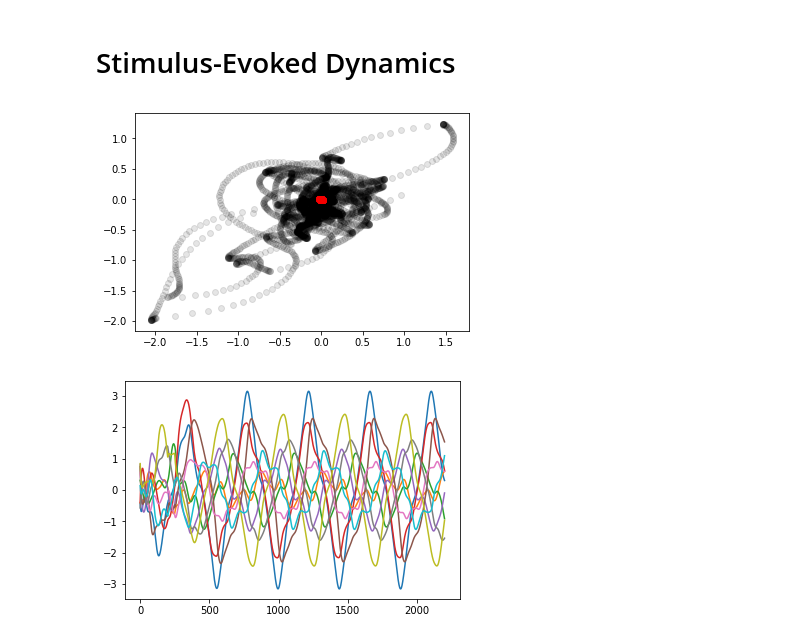
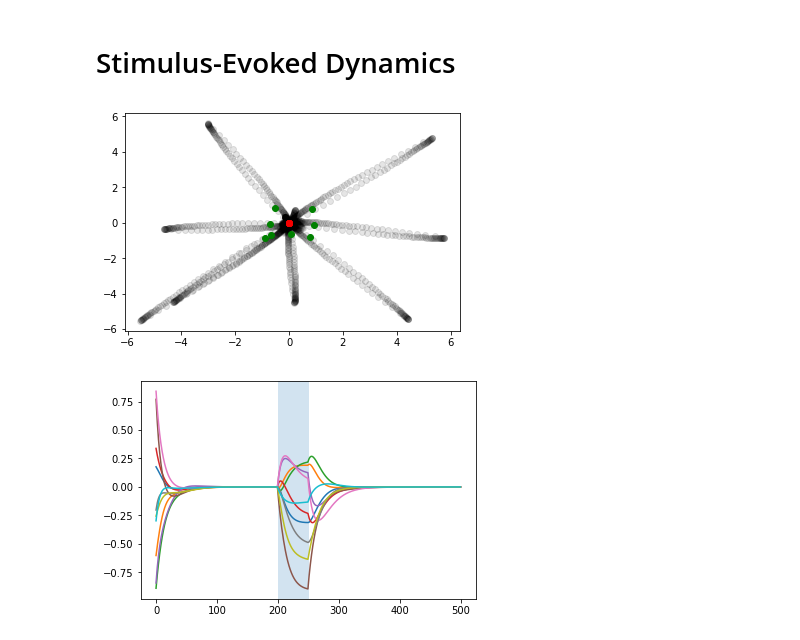
Before and after one commit to kochalka/rnn_encoding, a Jupyter notebook: RNN encoding.ipynb, the cells around one changed output. Saved outputs shown, nothing was run; the diff lists cells and outputs as text; code cells hidden in the pictures.

Commit message:
Updates: (1) optional truncated BPTT, (2) include init_steps in training

```diff
--- a/RNN encoding.ipynb
+++ b/RNN encoding.ipynb
@@ -34,30 +34,23 @@ def batch_var_penalty(hiddens):
 def l2_penalty(w):
     return torch.sqrt(torch.pow(w,2).mean())
 
-def get_batch(input_size, xmin, xmax, batch_size, n_steps):
-    x0 = np.random.uniform(xmin, xmax, size=(batch_size, input_size))
-    inputs = Variable(torch.zeros(batch_size, n_steps, input_size))
-    targets = inputs.clone()
-    inputs[:,0,:] = torch.from_numpy(x0)
-    targets[...] = torch.from_numpy(x0).unsqueeze(1) # to get expansion over time
-    return inputs, targets
+# def get_batch(input_size, xmin, xmax, batch_size, n_steps):
+#     x0 = np.random.uniform(xmin, xmax, size=(batch_size, input_size))
+#     inputs = Variable(torch.zeros(batch_size, n_steps, input_size))
+#     targets = inputs.clone()
+#     inputs[:,0,:] = torch.from_numpy(x0)
+#     targets[...] = torch.from_numpy(x0).unsqueeze(1) # to get expansion over time
+#     return inputs, targets
 
 
-def get_batch(input_size, xmin, xmax, batch_size, n_steps, pulse_width = 1):
+def get_batch(input_size, xmin, xmax, batch_size, n_steps, init_steps, pulse_width = 1):
     x0 = np.random.uniform(xmin, xmax, size=(batch_size, input_size))
-    inputs = Variable(torch.zeros(batch_size, n_steps, input_size))
+    inputs = Variable(torch.zeros(batch_size, n_steps + init_steps, input_size))
     targets = inputs.clone()
-    inputs[:,:pulse_width,:] = torch.from_numpy(x0).unsqueeze(1)
+    inputs[:,init_steps:init_steps+pulse_width,:] = torch.from_numpy(x0).unsqueeze(1)
     #CHECKME JK!
-    targets[...] = torch.from_numpy(x0).unsqueeze(1) # to get expansion over time
+    targets[:,init_steps:,:] = torch.from_numpy(x0).unsqueeze(1) # to get expansion over time
     return inputs, targets
-
-#     x0 = np.random.uniform(xmin, xmax, size=(batch_size, input_size))
-#     inputs = Variable(torch.zeros(batch_size, init_steps+n_steps, input_size))
-#     targets = inputs.clone()
-#     inputs[:,init_steps,:] = torch.from_numpy(x0)
-#     targets[:,init_steps:,:] = torch.from_numpy(x0).unsqueeze(1) # to get expansion over time
-#     return inputs, targets
 # %% [markdown]
 # (hyper)parameters
 # %%
@@ -76,10 +69,10 @@ n_epochs = 8000
 init_steps = int(20*tau/dt) # initialize randomly and run for 20 tau before injecting input
 pulse_width = int(5*tau/dt)
 
-#NOTUSED bptt_steps = 5
+tbptt_steps = None # 5
 batch_size = 64
 #NOTUSED penalize_fixed = True
-eta = 0.001
+eta = 5e-5
 #lam = 0.001
 
 # Model Architecture
@@ -95,6 +88,6 @@ _=plt.plot(np.arange(n_steps), *bar[0].numpy().T) #, *batch_targets[0][1].numpy(
 # %%
-model = RateUnitNetwork(input_size, hidden_size, input_size, dt)
-model.init_h2h(prob_conn, g)
+model = RateUnitNetwork(input_size, hidden_size, input_size, dt, include_bias = False)
+#model.init_chaos(prob_conn, g)
 #model.h2h.weight.register_hook(lambda x: print(torch.norm( (x / model.h2h.weight)[h2h_mask])))
 #model.h2h.weight.register_hook(lambda x: print(torch.norm((x / model.h2h.weight)[np.where(h2h_mask)])))
 
@@ -339,8 +327,8 @@ with torch.no_grad():
     inputs, targets = get_batch(input_size, xmin, xmax, test_batch_size, n_steps, pulse_width)
     test_targ = targets[:,-1,:].numpy()
     hidden = 2*torch.rand((test_batch_size, hidden_size))-1
-    out, hid = model(torch.cat((torch.zeros(test_batch_size, init_steps, input_size),
-                                inputs,
+    #torch.zeros(test_batch_size, init_steps, input_size) <-- init_steps now included in get_batch() output
+    out, hid = model(torch.cat((inputs,
                                 torch.zeros(test_batch_size, final_steps, input_size)),
                               dim=1),
                      hidden)
@@ -349,15 +337,17 @@ with torch.no_grad():
 # %%
 plt.figure()
 plt.scatter(*test_out[:,:int(test_steps/5),:].T, color = 'k', alpha = 0.1)
 plt.scatter(*test_out[:,-int(test_steps/5):,:].T, color = 'r', alpha = 0.1)
+plt.scatter(*test_targ.T, color='g')
 
 plt.figure()
 i=np.random.randint(test_batch_size)
 k=np.random.randint(0, hidden_size, 10)
-_ = plt.plot(test_hid[i,:,k].T)
+_ = plt.plot(test_hid[i,:500,k].T)
+_ = plt.axvspan(init_steps, init_steps+pulse_width, alpha=0.2)
 # %% [output]
-[figure, old version]
+[figure, new version]
-[figure, old version]
+[figure, new version]
 # %%
 for i in np.random.randint(0,test_batch_size,5):
     fig, ax = plt.subplots(1,3,figsize=(15,5))
```
Also changed, not shown: parts of 11 cells of this notebook, 1 other file.
